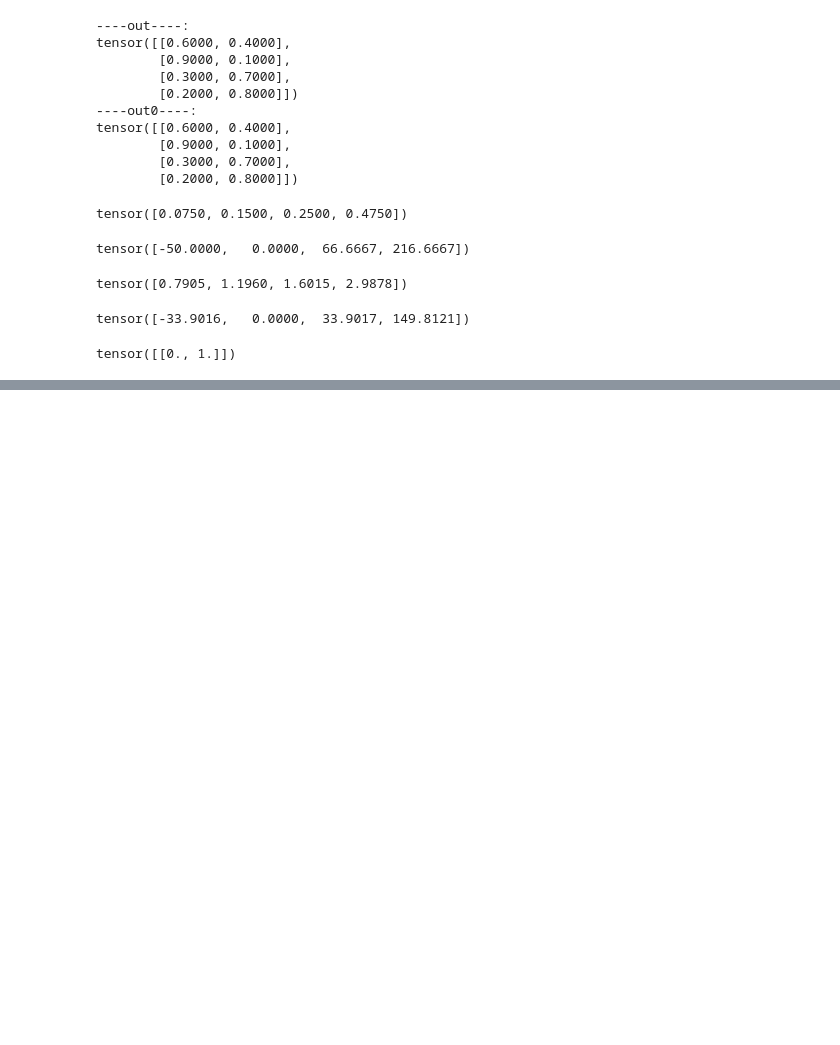
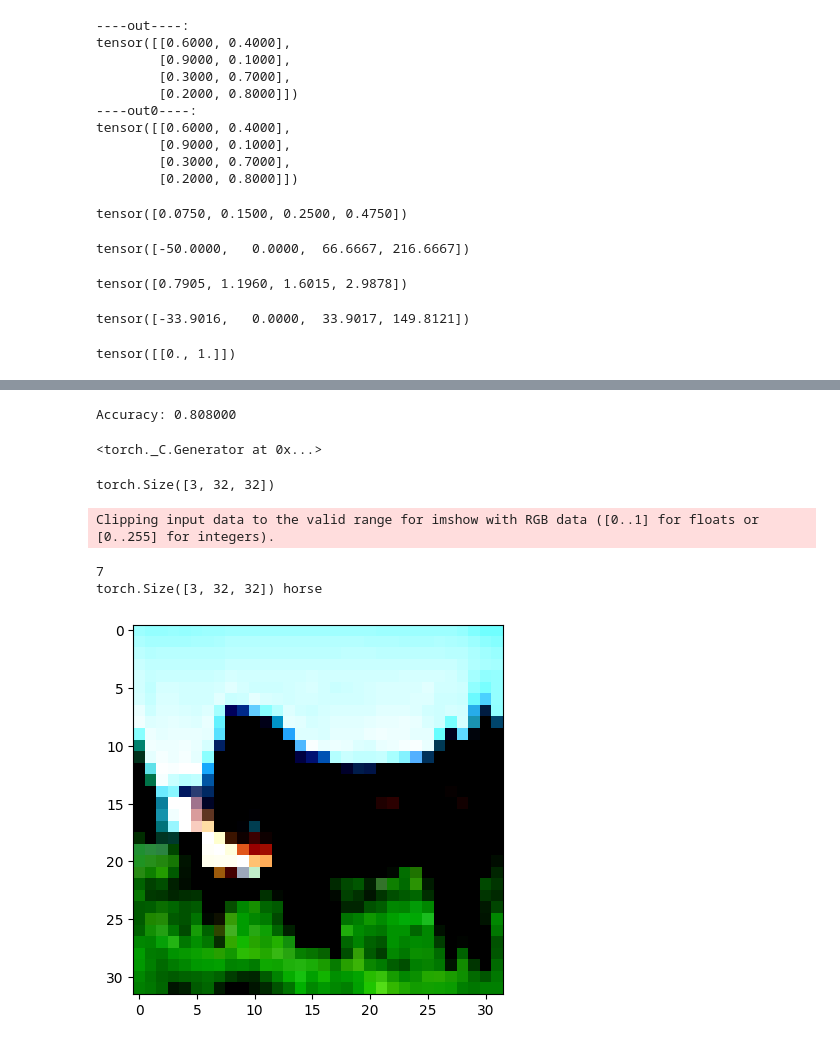
Before and after one commit to Suncheng2022/Deep-Learning-with-Pytorch, a Jupyter notebook: 20230719.ipynb, the cells around one changed output, grey strips where cells are left out. Cells and saved outputs as stored; diff of their text form; code cells hidden in the pictures; blank space fills up the shorter version.

```diff
--- a/20230719.ipynb
+++ b/20230719.ipynb
@@ -325,0 +584,71 @@ tensor([[0., 1.]])
+# %%
+val_loader = torch.utils.data.DataLoader(cifar2_val, batch_size=64,
+                                         shuffle=False)
+
+correct = 0
+total = 0
+
+with torch.no_grad():
+    for imgs, labels in val_loader:
+        imgs, labels = imgs.to(device), labels.to(device)
+        outputs = model(imgs.view(imgs.shape[0], -1))
+        _, predicted = torch.max(outputs, dim=1)
+        total += labels.shape[0]
+        correct += int((predicted == labels).sum())
+
+print("Accuracy: %f" % (correct / total))
+# %% [output]
+Accuracy: 0.808000
+# %%
+# 习题
+%matplotlib inline
+
+from matplotlib import pyplot as plt
+import numpy as np
+import torch
+from torch import nn
+from torch import optim
+
+torch.set_printoptions(edgeitems=2)     # 设置折叠前后显示数据的行数
+torch.manual_seed(123)
+# %% [output]
+<torch._C.Generator at 0x...>
+# %%
+class_names = ['airplane','automobile','bird','cat','deer',
+               'dog','frog','horse','ship','truck']
+# %%
+from torchvision import datasets, transforms
+data_path = './data-unversioned/p1ch7/'
+cifar10 = datasets.CIFAR10(
+    data_path, train=True, download=False,
+    transform=transforms.Compose([
+        transforms.ToTensor(),
+        transforms.RandomCrop((32, 32)),
+        transforms.Normalize((0.4915, 0.4823, 0.4468),
+                             (0.2470, 0.2435, 0.2616))
+    ]))
+
+cifar10_val = datasets.CIFAR10(
+    data_path, train=False, download=False,
+    transform=transforms.Compose([
+        transforms.ToTensor(),
+        transforms.RandomCrop(32),
+        transforms.Normalize((0.4915, 0.4823, 0.4468),
+                             (0.2470, 0.2435, 0.2616))
+    ]))
+# %%
+img, label = cifar10[0]
+img.shape
+# %% [output]
+torch.Size([3, 32, 32])
+# %%
+img, label = cifar10[12]
+plt.imshow(img.permute(1, 2, 0))
+print(label)
+print(img.shape, class_names[label])
+plt.show()
+# %% [output]
+Clipping input data to the valid range for imshow with RGB data ([0..1] for floats or [0..255] for integers).
+7
+torch.Size([3, 32, 32]) horse
+[figure, added]
```
Also changed, not shown: parts of 20 cells of this notebook, 1 other file.
